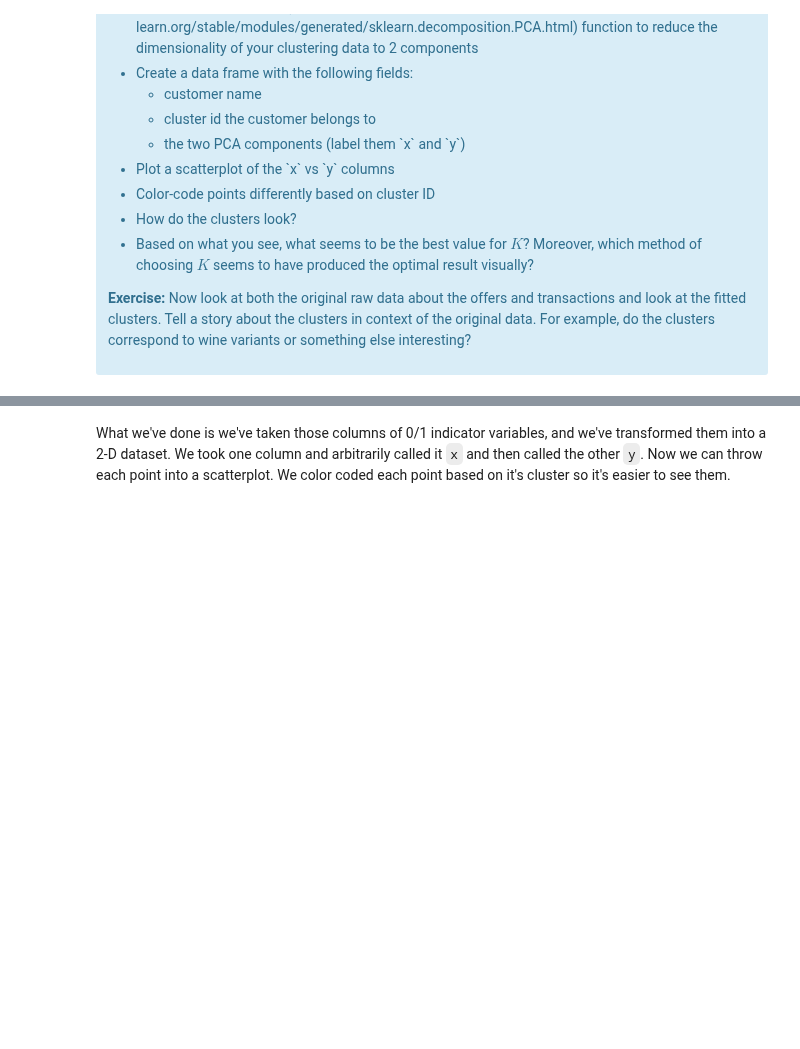
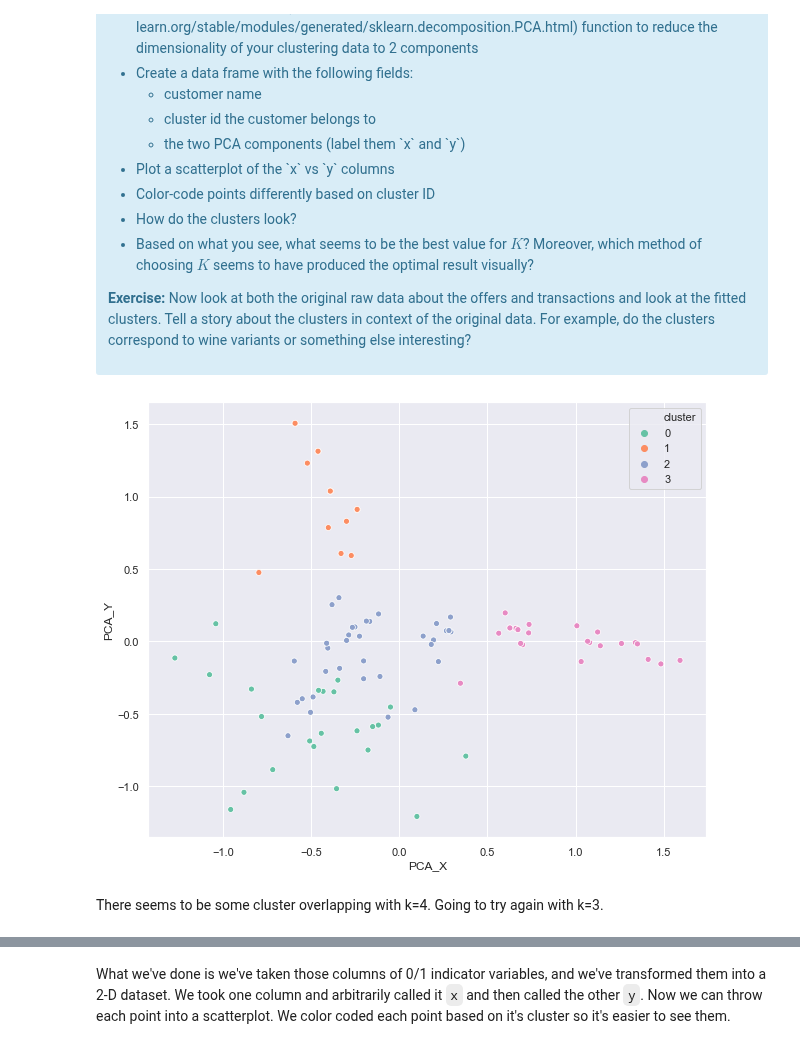
Before and after one commit to Dylan-C-Neal/Springboard-Data-Science-Career-Track, a Jupyter notebook: Clustering Case Study/Clustering Case Study - Customer Segmentation with K-Means - Tier 3 (1).ipynb, the cells around one changed output, grey strips where cells are left out. Saved outputs shown, nothing was run; the diff lists cells and outputs as text; code cells hidden in the pictures; blank space fills up the shorter version.

Commit message:
Saving progress on Clustering Case Study

```diff
--- a/Clustering Case Study/Clustering Case Study - Customer Segmentation with K-Means - Tier 3 (1).ipynb
+++ b/Clustering Case Study/Clustering Case Study - Customer Segmentation with K-Means - Tier 3 (1).ipynb
@@ -418,0 +420,29 @@ This is only one use of PCA for dimension reduction. We can also use PCA when we
+# %%
+# refit x_cols to KMeans(n_clusters=4)
+kmeans = KMeans(n_clusters=4, random_state=42).fit(x_cols)
+
+# add column with cluster data
+df['cluster'] = kmeans.labels_
+# %%
+# fit and transform the data
+pca = PCA(n_components=2)
+pca.fit(df.drop(columns=['customer_name', 'cluster']))
+dfpca = pca.transform(df.drop(columns=['customer_name', 'cluster']))
+# %%
+# create df1 containing customer_name, cluster, PCA_X, and PCA_Y
+df1 = pd.DataFrame()
+df1['customer_name'] = df['customer_name']
+df1['cluster'] = df['cluster']
+df1['PCA_X'] = dfpca[:, 0]
+df1['PCA_Y'] = dfpca[:, 1]
+# %%
+# plot PCA_X vs PCA_Y
+
+_ = plt.figure(figsize=(10,8))
+_ = sns.scatterplot(x='PCA_X', y='PCA_Y', hue='cluster', data=df1, palette="Set2")
+_ = plt.show()
+_ = plt.close()
+# %% [output]
+[figure, added]
+# %% [markdown]
+There seems to be some cluster overlapping with k=4. Going to try again with k=3.
```
Also changed, not shown: parts of 9 cells of this notebook.
